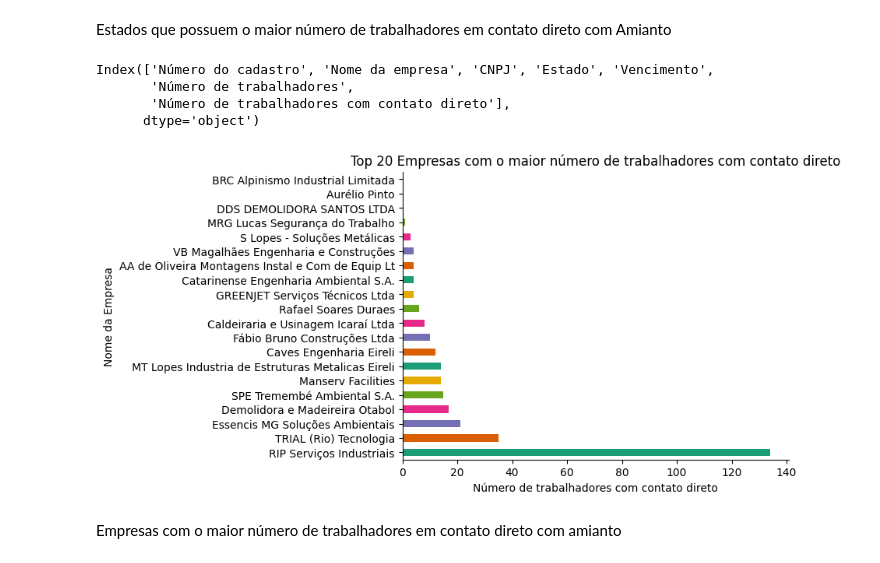
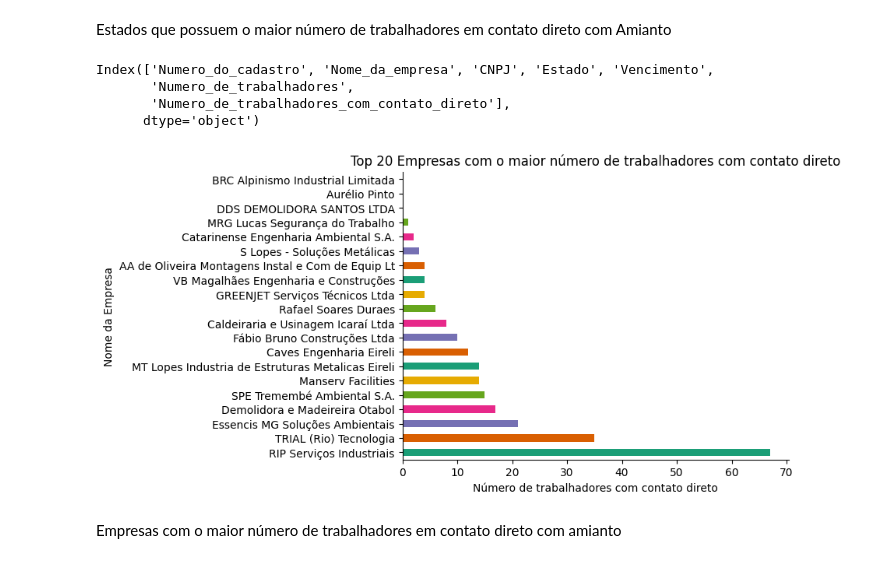
Before and after one commit to joaovcar/trabalho-com-amianto-por-empresas, a Jupyter notebook: Amianto.ipynb, the cells around one changed output. Saved outputs shown, nothing was run; the diff lists cells and outputs as text; code cells hidden in the pictures.

```diff
--- a/Amianto.ipynb
+++ b/Amianto.ipynb
@@ -12,6 +12,6 @@ import seaborn as sns
 # %% [markdown]
 # Empresas que trabalham com amianto no Brasil
 # %%
-empresas_amianto = pd.read_csv("https://raw.githubusercontent.com/joaovcar/trabalho-com-amianto-por-empresas/refs/heads/main/cadastro_empresas_remocao_asbesto_amianto-20052025-1.csv?token=GHSAT0AAAAAADEUHDHECEMW2ZK2SR2354LS2BZ7WOA")
+empresas_amianto = pd.read_csv("https://raw.githubusercontent.com/joaovcar/trabalho-com-amianto-por-empresas/refs/heads/main/cadastro_empresas_remocao_asbesto_amianto-20052025-1.csv")
 empresas_amianto.head(33)
 # %% [output]
@@ -89,38 +89,38 @@ Estados que possuem o maior número de trabalhadores em contato direto com Amian
 # %%
 # @title Empresas com o maior número de trabalhadores com contato direto
 
 
 
 print(empresas_amianto.columns)
 
 
-trabalhadores_por_emp = empresas_amianto.groupby('Nome da empresa')['Número de trabalhadores com contato direto'].sum()
+trabalhadores_por_emp = empresas_amianto.groupby('Nome_da_empresa')['Numero_de_trabalhadores_com_contato_direto'].sum()
 
 
 top_empresas = trabalhadores_por_emp.sort_values(ascending=False)
 
 
 n_top_empresas = 20
 top_empresas = top_empresas.head(n_top_empresas)
 
 
 top_empresas.plot(kind='barh', color=sns.palettes.mpl_palette('Dark2'))
 
 plt.title(f'Top {n_top_empresas} Empresas com o maior número de trabalhadores com contato direto')
 plt.xlabel('Número de trabalhadores com contato direto')
 plt.ylabel('Nome da Empresa') # Update this label if the column name is different
 
 
 plt.gca().spines[['top', 'right',]].set_visible(False)
 
 plt.show()
 plt.show()
 # %% [output]
-Index(['Número do cadastro', 'Nome da empresa', 'CNPJ', 'Estado', 'Vencimento',
-       'Número de trabalhadores',
-       'Número de trabalhadores com contato direto'],
+Index(['Numero_do_cadastro', 'Nome_da_empresa', 'CNPJ', 'Estado', 'Vencimento',
+       'Numero_de_trabalhadores',
+       'Numero_de_trabalhadores_com_contato_direto'],
       dtype='object')
-[figure, old version]
+[figure, new version]
 # %% [markdown]
 Empresas com o maior número de trabalhadores em contato direto com amianto
 # %% [markdown]
```
Also changed, not shown: parts of 4 cells of this notebook.
